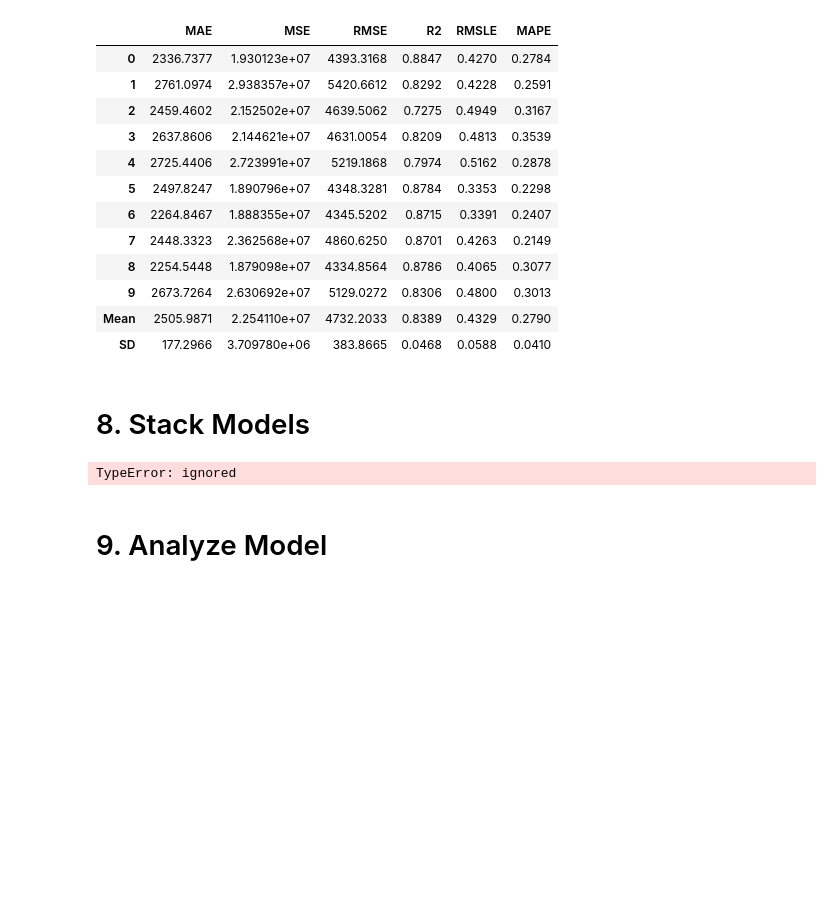
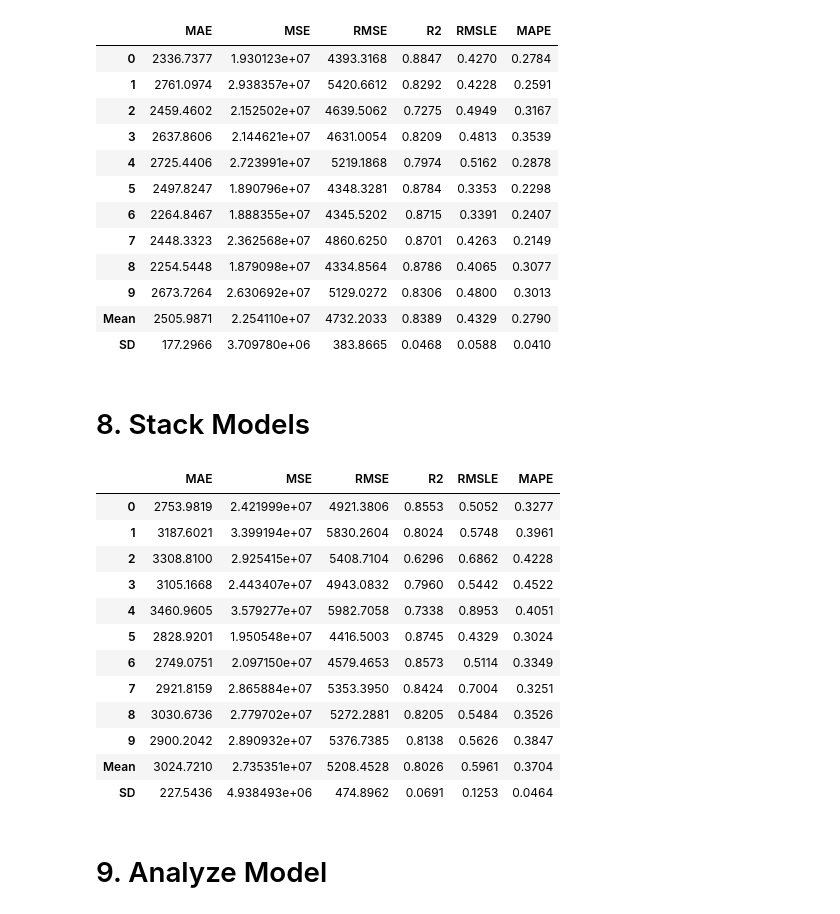
Before and after one commit to sonmanwoo/Hellow_AMP_PJT, a Jupyter notebook: examples/PyCaret 2 Regression_for AMP PJT_v4.ipynb, the cells around one changed output. Saved outputs shown, nothing was run; the diff lists cells and outputs as text; code cells hidden in the pictures; blank space fills up the shorter version.

```diff
--- a/examples/PyCaret 2 Regression_for AMP PJT_v4.ipynb
+++ b/examples/PyCaret 2 Regression_for AMP PJT_v4.ipynb
@@ -255,10 +255,22 @@ blender_top5 = blend_models(estimator_list=tuned_top5)
 | SD | 177.2966 | 3.709780e+06 | 383.8665 | 0.0468 | 0.0588 | 0.0410 |
 # %% [markdown]
 # 8. Stack Models
-# %%
-stacker = stack_models(estimator_list = compare_models(n_select=5, fold = 5, whitelist = models(type='ensemble').index.tolist()))
-# %% [output]
-TypeError: ignored
+# %%
+stacker = stack_models(estimator_list = tuned_top5[1:], meta_model = tuned_top5[0])
+# %% [output]
+|  | MAE | MSE | RMSE | R2 | RMSLE | MAPE |
+| 0 | 2753.9819 | 2.421999e+07 | 4921.3806 | 0.8553 | 0.5052 | 0.3277 |
+| 1 | 3187.6021 | 3.399194e+07 | 5830.2604 | 0.8024 | 0.5748 | 0.3961 |
+| 2 | 3308.8100 | 2.925415e+07 | 5408.7104 | 0.6296 | 0.6862 | 0.4228 |
+| 3 | 3105.1668 | 2.443407e+07 | 4943.0832 | 0.7960 | 0.5442 | 0.4522 |
+| 4 | 3460.9605 | 3.579277e+07 | 5982.7058 | 0.7338 | 0.8953 | 0.4051 |
+| 5 | 2828.9201 | 1.950548e+07 | 4416.5003 | 0.8745 | 0.4329 | 0.3024 |
+| 6 | 2749.0751 | 2.097150e+07 | 4579.4653 | 0.8573 | 0.5114 | 0.3349 |
+| 7 | 2921.8159 | 2.865884e+07 | 5353.3950 | 0.8424 | 0.7004 | 0.3251 |
+| 8 | 3030.6736 | 2.779702e+07 | 5272.2881 | 0.8205 | 0.5484 | 0.3526 |
+| 9 | 2900.2042 | 2.890932e+07 | 5376.7385 | 0.8138 | 0.5626 | 0.3847 |
+| Mean | 3024.7210 | 2.735351e+07 | 5208.4528 | 0.8026 | 0.5961 | 0.3704 |
+| SD | 227.5436 | 4.938493e+06 | 474.8962 | 0.0691 | 0.1253 | 0.0464 |
 # %% [markdown]
 # 9. Analyze Model
 # %%
```
Also changed, not shown: parts of 1 cell of this notebook.
